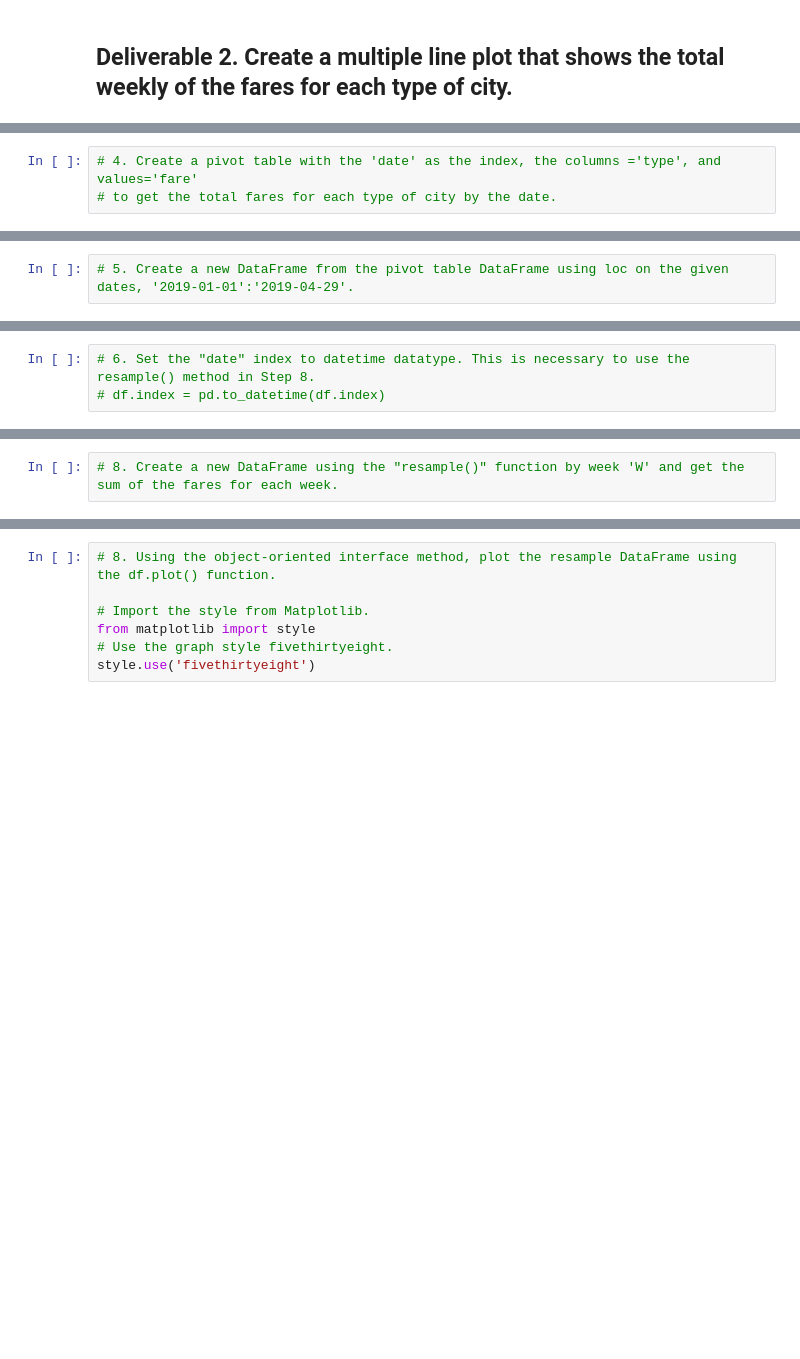
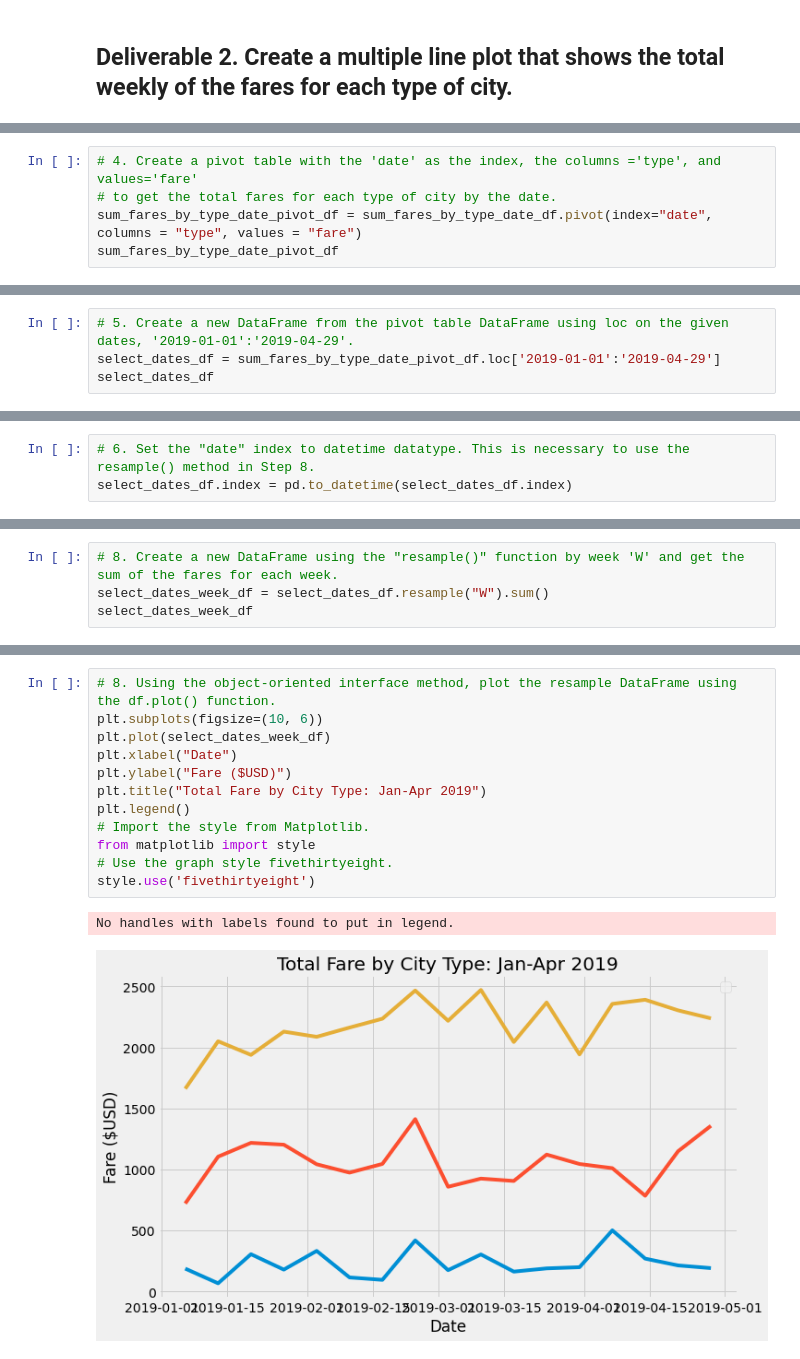
Before and after one commit to neilralston/PyBer_Analysis, a Jupyter notebook: PyBer_Challenge.ipynb, the cells around one changed output, grey strips where cells are left out. Drawn from its saved outputs; the diff is of its cells as text; blank space fills up the shorter version.

```diff
--- a/PyBer_Challenge.ipynb
+++ b/PyBer_Challenge.ipynb
@@ -132,3 +169,5 @@ pyber_summary_df
 # %%
 # 4. Create a pivot table with the 'date' as the index, the columns ='type', and values='fare'
 # to get the total fares for each type of city by the date.
+sum_fares_by_type_date_pivot_df = sum_fares_by_type_date_df.pivot(index="date", columns = "type", values = "fare")
+sum_fares_by_type_date_pivot_df
@@ -135,2 +189,4 @@ pyber_summary_df
 # %%
 # 5. Create a new DataFrame from the pivot table DataFrame using loc on the given dates, '2019-01-01':'2019-04-29'.
+select_dates_df = sum_fares_by_type_date_pivot_df.loc['2019-01-01':'2019-04-29']
+select_dates_df
@@ -137,5 +208,5 @@ pyber_summary_df
 # %%
 # 6. Set the "date" index to datetime datatype. This is necessary to use the resample() method in Step 8.
-# df.index = pd.to_datetime(df.index)
+select_dates_df.index = pd.to_datetime(select_dates_df.index)
 # %%
 # 7. Check that the datatype for the index is datetime using df.info()
@@ -142,2 +225,4 @@ pyber_summary_df
 # %%
 # 8. Create a new DataFrame using the "resample()" function by week 'W' and get the sum of the fares for each week.
+select_dates_week_df = select_dates_df.resample("W").sum()
+select_dates_week_df
@@ -144,7 +249,15 @@ pyber_summary_df
 # %%
 # 8. Using the object-oriented interface method, plot the resample DataFrame using the df.plot() function.
-
+plt.subplots(figsize=(10, 6))
+plt.plot(select_dates_week_df)
+plt.xlabel("Date")
+plt.ylabel("Fare ($USD)")
+plt.title("Total Fare by City Type: Jan-Apr 2019")
+plt.legend()
 # Import the style from Matplotlib.
 from matplotlib import style
 # Use the graph style fivethirtyeight.
 style.use('fivethirtyeight')
+# %% [output]
+No handles with labels found to put in legend.
+[figure, added]
```
Also changed, not shown: parts of 8 cells of this notebook, 1 other file.
